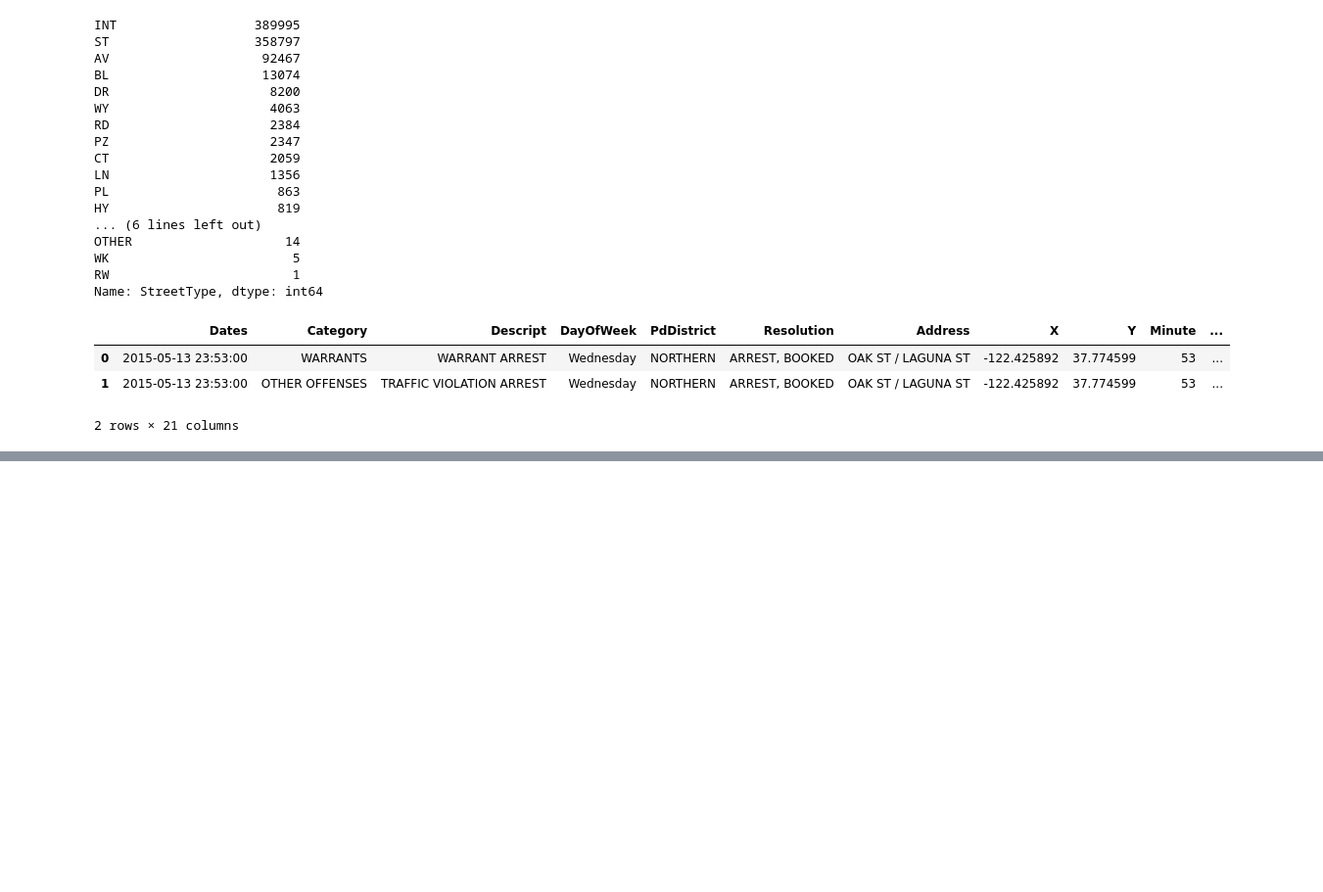
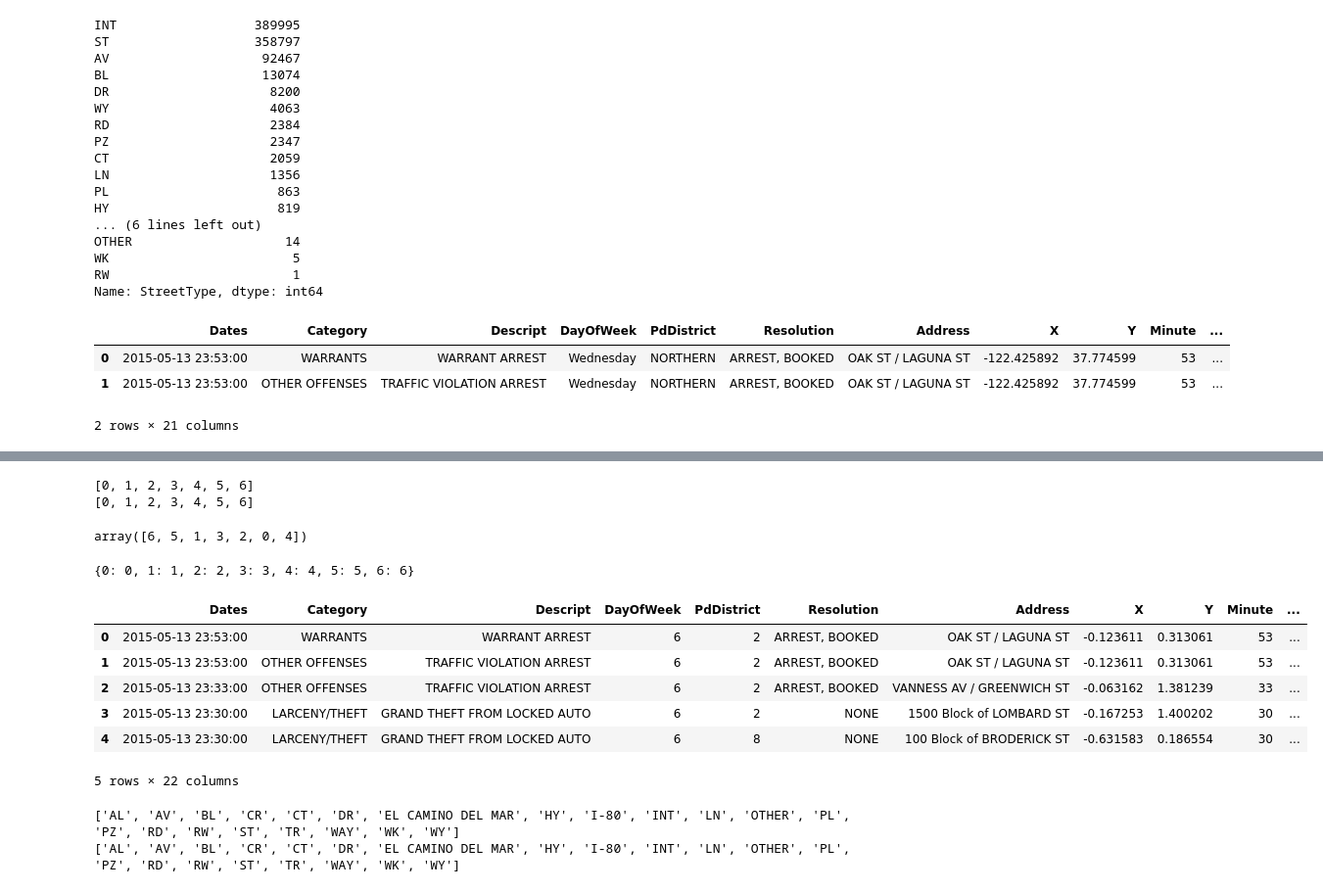
Before and after one commit to MLSS-bigdataproject/Machine-Learning-with-Spark-Streaming, a Jupyter notebook: project.ipynb, the cells around one changed output, grey strips where cells are left out. Shown at 98% size. Cells and saved outputs as stored; diff of their text form; code cells hidden in the pictures; blank space fills up the shorter version.

```diff
--- a/project.ipynb
+++ b/project.ipynb
@@ -680,0 +744,40 @@ train.head(2)
+# %%
+data = [train, test]
+
+for dataset in data:
+    dow_le = LabelEncoder()
+    dow_le.fit(dataset['DayOfWeek'].unique())
+    print(list(dow_le.classes_))
+    dataset['DayOfWeek']=dow_le.transform(dataset['DayOfWeek'])
+# %% [output]
+[0, 1, 2, 3, 4, 5, 6]
+[0, 1, 2, 3, 4, 5, 6]
+# %%
+train['DayOfWeek'].unique()
+# %% [output]
+array([6, 5, 1, 3, 2, 0, 4])
+# %%
+dict(zip(dow_le.classes_, dow_le.transform(dow_le.classes_)))
+# %% [output]
+{0: 0, 1: 1, 2: 2, 3: 3, 4: 4, 5: 5, 6: 6}
+# %%
+train.head()
+# %% [output]
+|  | Dates | Category | Descript | DayOfWeek | PdDistrict | Resolution | Address | X | Y | Minute | ... |
+| 0 | 2015-05-13 23:53:00 | WARRANTS | WARRANT ARREST | 6 | 2 | ARREST, BOOKED | OAK ST / LAGUNA ST | -0.123611 | 0.313061 | 53 | ... |
+| 1 | 2015-05-13 23:53:00 | OTHER OFFENSES | TRAFFIC VIOLATION ARREST | 6 | 2 | ARREST, BOOKED | OAK ST / LAGUNA ST | -0.123611 | 0.313061 | 53 | ... |
+| 2 | 2015-05-13 23:33:00 | OTHER OFFENSES | TRAFFIC VIOLATION ARREST | 6 | 2 | ARREST, BOOKED | VANNESS AV / GREENWICH ST | -0.063162 | 1.381239 | 33 | ... |
+| 3 | 2015-05-13 23:30:00 | LARCENY/THEFT | GRAND THEFT FROM LOCKED AUTO | 6 | 2 | NONE | 1500 Block of LOMBARD ST | -0.167253 | 1.400202 | 30 | ... |
+| 4 | 2015-05-13 23:30:00 | LARCENY/THEFT | GRAND THEFT FROM LOCKED AUTO | 6 | 8 | NONE | 100 Block of BRODERICK ST | -0.631583 | 0.186554 | 30 | ... |
+5 rows × 22 columns
+# %%
+data = [train, test]
+
+for dataset in data:
+    st_le = LabelEncoder()
+    st_le.fit(dataset['StreetType'].unique())
+    print(list(st_le.classes_))
+    dataset['StreetType']=st_le.transform(dataset['StreetType'])
+# %% [output]
+['AL', 'AV', 'BL', 'CR', 'CT', 'DR', 'EL CAMINO DEL MAR', 'HY', 'I-80', 'INT', 'LN', 'OTHER', 'PL', 'PZ', 'RD', 'RW', 'ST', 'TR', 'WAY', 'WK', 'WY']
+['AL', 'AV', 'BL', 'CR', 'CT', 'DR', 'EL CAMINO DEL MAR', 'HY', 'I-80', 'INT', 'LN', 'OTHER', 'PL', 'PZ', 'RD', 'RW', 'ST', 'TR', 'WAY', 'WK', 'WY']
```
Also changed, not shown: parts of 42 cells of this notebook.
